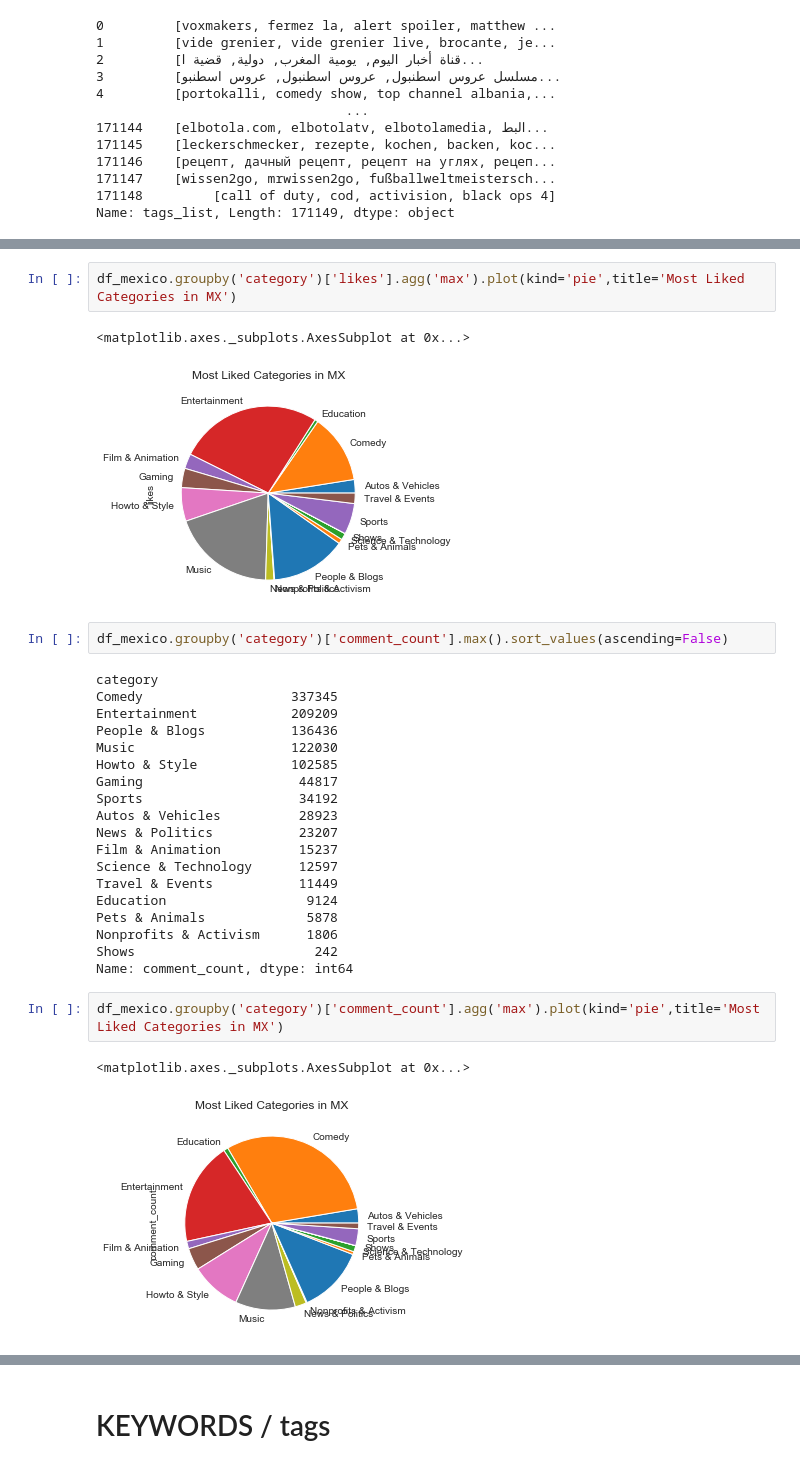
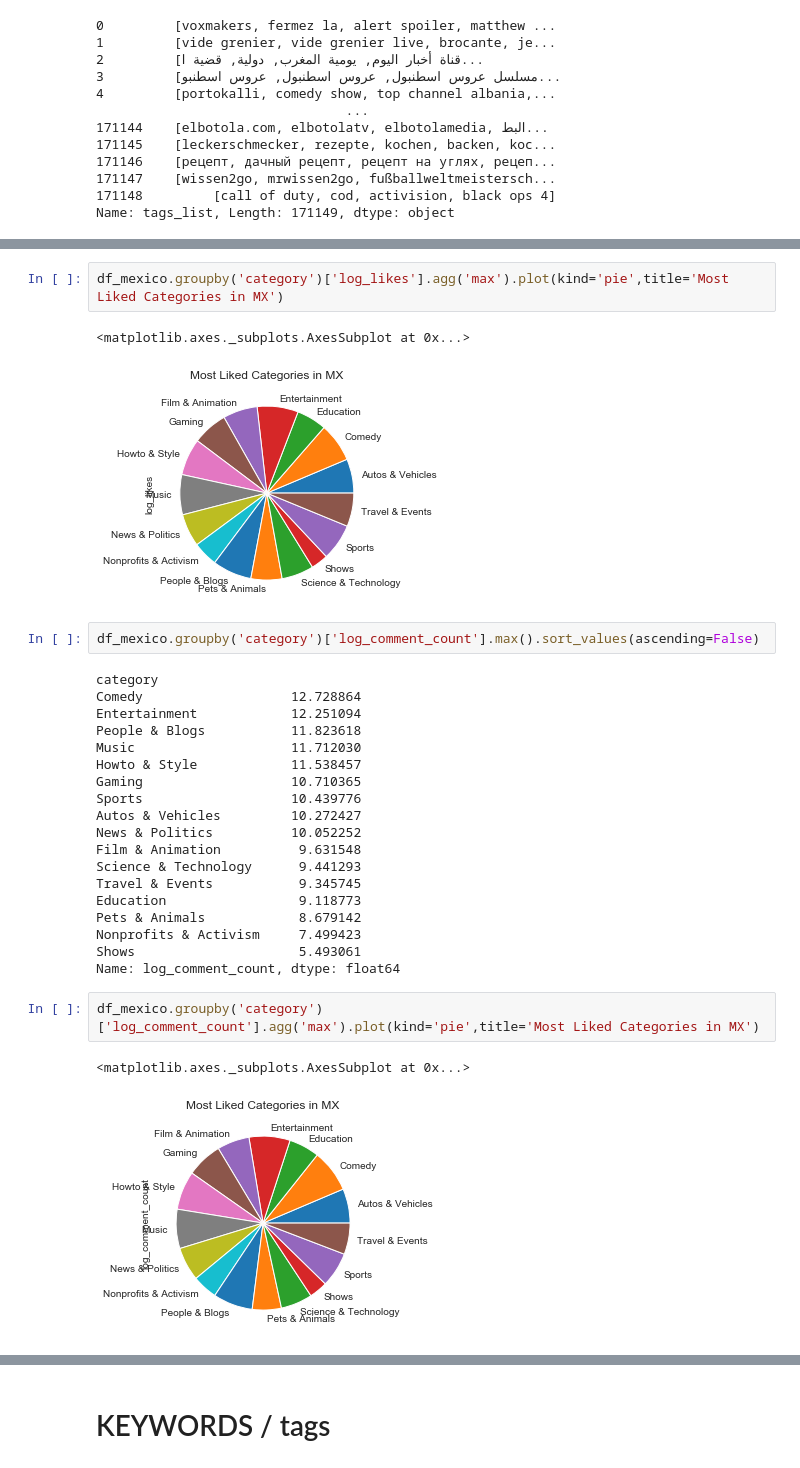
Before and after one commit to miguelgrisanti/YoutubeMXKeys, a Jupyter notebook: YoutubeRider.ipynb, the cells around one changed output, grey strips where cells are left out. Cells and saved outputs as stored; diff of their text form.

```diff
--- a/YoutubeRider.ipynb
+++ b/YoutubeRider.ipynb
@@ -222,32 +233,32 @@ Name: likes, dtype: int64
 # %%
-df_mexico.groupby('category')['likes'].agg('max').plot(kind='pie',title='Most Liked Categories in MX')
+df_mexico.groupby('category')['log_likes'].agg('max').plot(kind='pie',title='Most Liked Categories in MX')
 # %% [output]
 <matplotlib.axes._subplots.AxesSubplot at 0x...>
-[figure, old version]
+[figure, new version]
 # %%
-df_mexico.groupby('category')['comment_count'].max().sort_values(ascending=False)
+df_mexico.groupby('category')['log_comment_count'].max().sort_values(ascending=False)
 # %% [output]
 category
-Comedy                   337345
-Entertainment            209209
-People & Blogs           136436
-Music                    122030
-Howto & Style            102585
-Gaming                    44817
-Sports                    34192
-Autos & Vehicles          28923
-News & Politics           23207
-Film & Animation          15237
-Science & Technology      12597
-Travel & Events           11449
-Education                  9124
-Pets & Animals             5878
-Nonprofits & Activism      1806
-Shows                       242
-Name: comment_count, dtype: int64
+Comedy                   12.728864
+Entertainment            12.251094
+People & Blogs           11.823618
+Music                    11.712030
+Howto & Style            11.538457
+Gaming                   10.710365
+Sports                   10.439776
+Autos & Vehicles         10.272427
+News & Politics          10.052252
+Film & Animation          9.631548
+Science & Technology      9.441293
+Travel & Events           9.345745
+Education                 9.118773
+Pets & Animals            8.679142
+Nonprofits & Activism     7.499423
+Shows                     5.493061
+Name: log_comment_count, dtype: float64
 # %%
-df_mexico.groupby('category')['comment_count'].agg('max').plot(kind='pie',title='Most Liked Categories in MX')
+df_mexico.groupby('category')['log_comment_count'].agg('max').plot(kind='pie',title='Most Liked Categories in MX')
 # %% [output]
 <matplotlib.axes._subplots.AxesSubplot at 0x...>
-[figure, old version]
+[figure, new version]
 # %%
```
Also changed, not shown: parts of 23 cells of this notebook.
